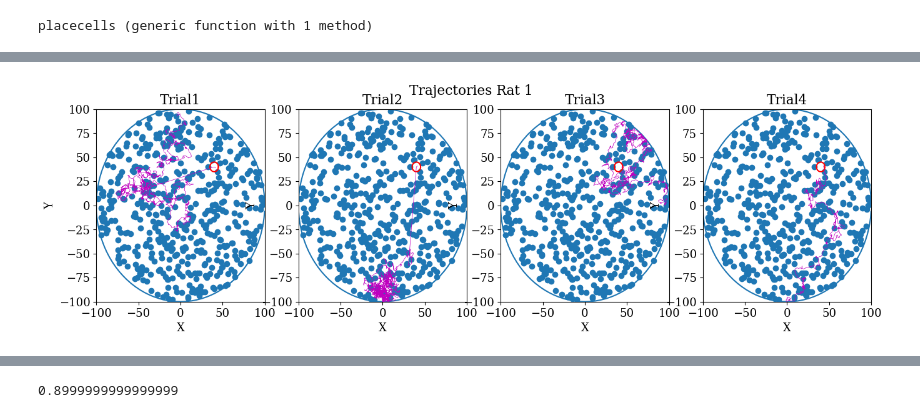
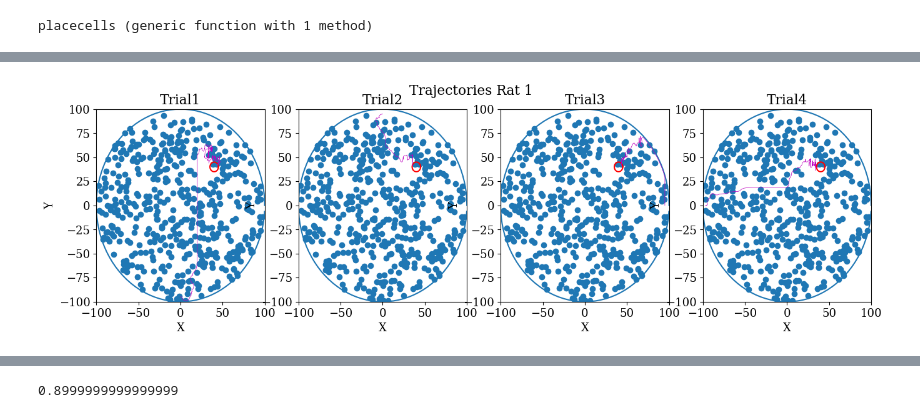
Before and after one commit to charlinetess/Morris-Watermaze-FosterDayanMorris-Paper, a Jupyter notebook: PlotusingPyPlotsWithPosition.ipynb, the cells around one changed output, grey strips where cells are left out. Drawn from its saved outputs; the diff is of its cells as text; code cells hidden in the pictures.

```diff
--- a/PlotusingPyPlotsWithPosition.ipynb
+++ b/PlotusingPyPlotsWithPosition.ipynb
@@ -196,7 +196,7 @@ savefig("latencies.png")
 # chose rat
 indexrat=1;
 # chose Day
-indexday=1;
+indexday=6;
 # chose trial
 #indextrial=3;
 
@@ -260,34 +260,34 @@ plot(rats.experiment[indexrat].day[indexday].Platform[1]+xplat,rats.experiment[i
 plot(xmaze,ymaze)
 
 plot(rats.experiment[indexrat].day[indexday].trial[3].Trajectory[:,1],rats.experiment[indexrat].day[indexday].trial[3].Trajectory[:,2],"m-", lw=0.5)
 
 ax4 = subplot(144) # Create the 4th axis of a 2x2 arrax of axes
 # xlabel("This is an X axis")
 # ylabel("This is a y axis")
 title("Trial4")
 
 ax4[:set_ylim]([-100,100])
 ax4[:set_xlim]([-100,100])
 xlabel("X")
 ylabel("Y")
 
 scatter(Xplacecell,Yplacecell)
 plot(rats.experiment[indexrat].day[indexday].Platform[1]+xplat,rats.experiment[indexrat].day[indexday].Platform[2] + yplat,color="red")
 # Plot circle
 plot(xmaze,ymaze)
 plot(rats.experiment[indexrat].day[indexday].trial[4].Trajectory[:,1],rats.experiment[indexrat].day[indexday].trial[4].Trajectory[:,2],"m-", lw=0.5)
 
 # fig[:canvas][:draw]() # Update the figure
 suptitle("Trajectories Rat $(indexrat)")
 
 #gcf() # Needed for IJulia to plot inline
 
 show()
 
 #using Images
 #save("/Users/pmxct2/Documents/FosterDayanMorris/day$(indexday)rat$(indexrat)_parameters$(rats.parameters).eps",fig)
 # %% [output]
-[figure, old version]
+[figure, new version]
 # %%
 ####### PLOT LATENCY OF 1 RAT #######
 
```
Also changed, not shown: parts of 22 cells of this notebook, 4 other files.
